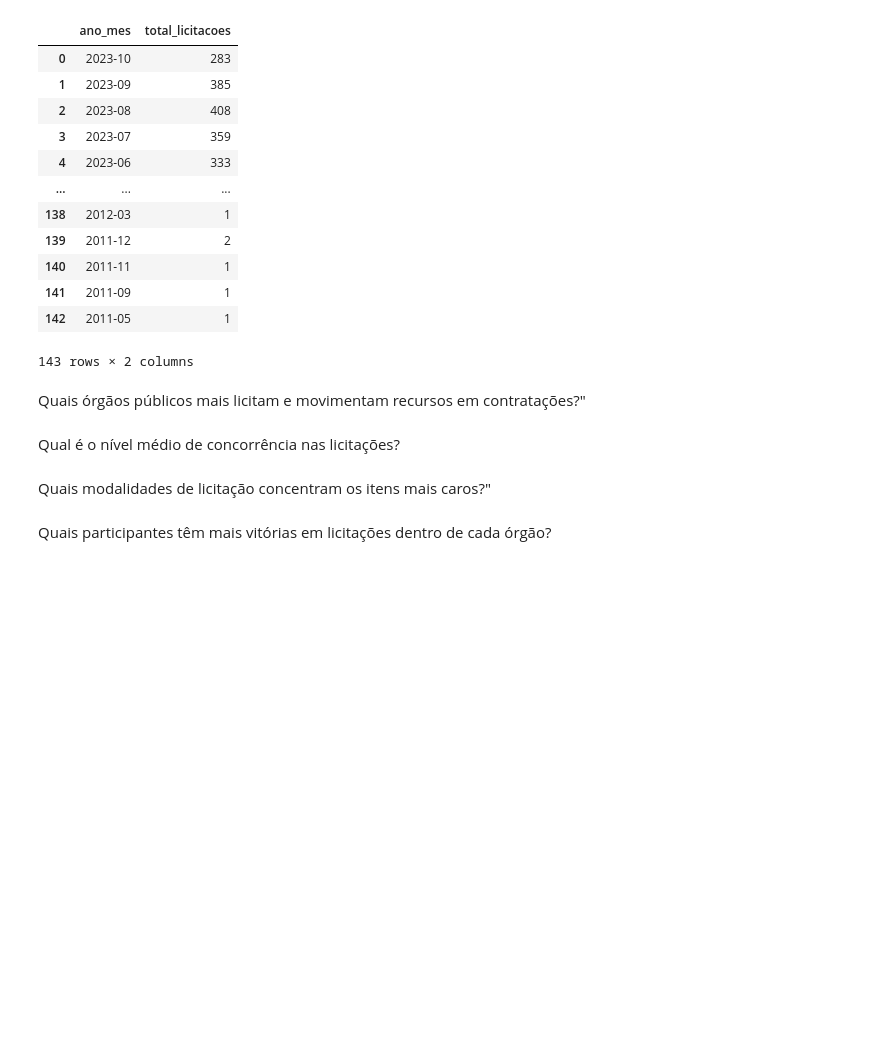
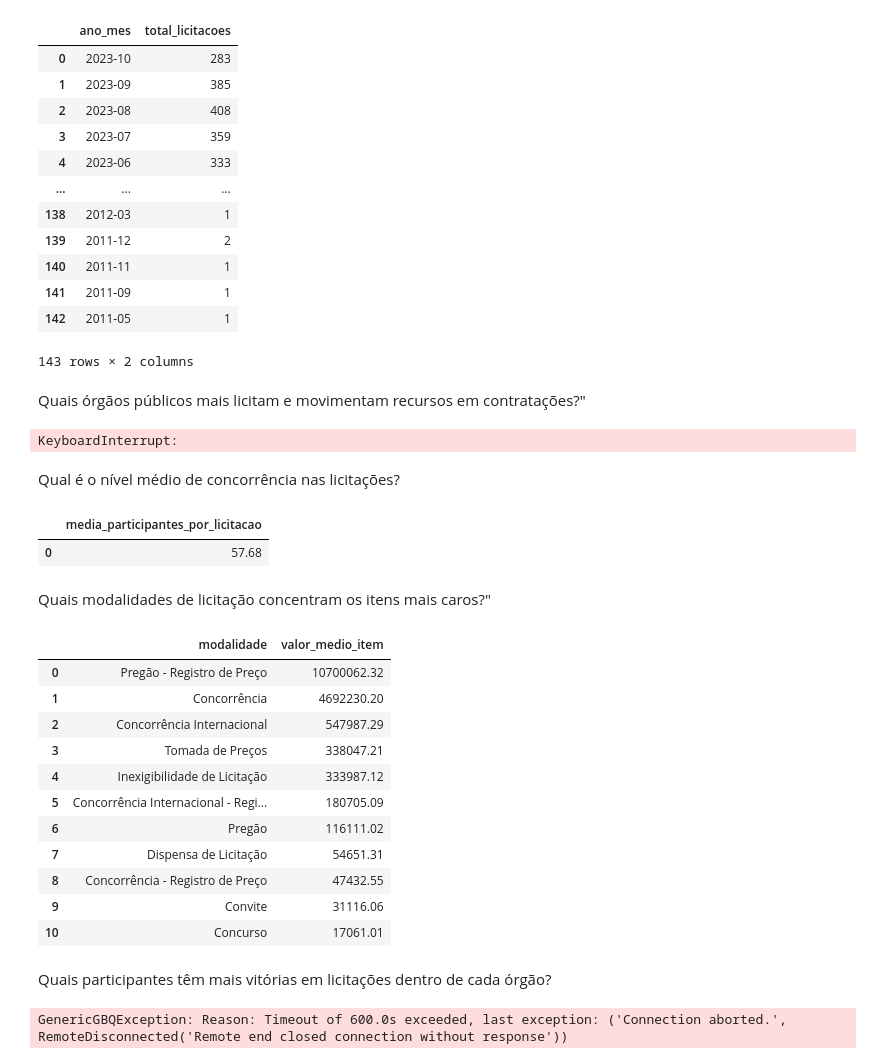
Before and after one commit to Th1agoFarias/Analise-Licitacoes-Publicas-CGU, a Jupyter notebook: cgu.ipynb, the cells around one changed output. Drawn from its saved outputs; the diff is of its cells as text; code cells hidden in the pictures; blank space fills up the shorter version.

```diff
--- a/cgu.ipynb
+++ b/cgu.ipynb
@@ -38,10 +39,89 @@ bd.read_sql(query = query, billing_project_id = billing_id)
 143 rows × 2 columns
 # %% [markdown]
 Quais órgãos públicos mais licitam e movimentam recursos em contratações?"
+# %%
+query = """
+ SELECT
+  l.nome_orgao,
+  COUNT(DISTINCT l.id_licitacao) AS total_licitacoes,
+  ROUND(SUM(li.valor_item), 2) AS valor_total_licitado
+FROM basedosdados.br_cgu_licitacao_contrato.licitacao AS l
+JOIN basedosdados.br_cgu_licitacao_contrato.licitacao_item AS li
+  ON l.id_licitacao = li.id_licitacao
+GROUP BY l.nome_orgao
+ORDER BY total_licitacoes DESC, valor_total_licitado DESC
+LIMIT 10;
+
+"""
+
+bd.read_sql(query = query, billing_project_id = billing_id)
+# %% [output]
+KeyboardInterrupt:
 # %% [markdown]
 Qual é o nível médio de concorrência nas licitações?
+# %%
+query = """
+ SELECT
+  ROUND(AVG(numero_concorrentes), 2) AS media_participantes_por_licitacao
+FROM (
+  SELECT
+    id_licitacao,
+    COUNT(DISTINCT cpf_cnpj_participante) AS numero_concorrentes
+  FROM basedosdados.br_cgu_licitacao_contrato.licitacao_participante
+  GROUP BY id_licitacao
+);
+
+"""
+
+bd.read_sql(query = query, billing_project_id = billing_id)
+# %% [output]
+|  | media_participantes_por_licitacao |
+| 0 | 57.68 |
 # %% [markdown]
 Quais modalidades de licitação concentram os itens mais caros?"
+# %%
+query = """
+SELECT
+  modalidade,
+  ROUND(AVG(valor_item), 2) AS valor_medio_item
+FROM basedosdados.br_cgu_licitacao_contrato.licitacao_item
+GROUP BY modalidade
+ORDER BY valor_medio_item DESC;
+
+"""
+
+bd.read_sql(query = query, billing_project_id = billing_id)
+# %% [output]
+|  | modalidade | valor_medio_item |
+| 0 | Pregão - Registro de Preço | 10700062.32 |
+| 1 | Concorrência | 4692230.20 |
+| 2 | Concorrência Internacional | 547987.29 |
+| 3 | Tomada de Preços | 338047.21 |
+| 4 | Inexigibilidade de Licitação | 333987.12 |
+| 5 | Concorrência Internacional - Regi... | 180705.09 |
+| 6 | Pregão | 116111.02 |
+| 7 | Dispensa de Licitação | 54651.31 |
+| 8 | Concorrência - Registro de Preço | 47432.55 |
+| 9 | Convite | 31116.06 |
+| 10 | Concurso | 17061.01 |
 # %% [markdown]
 Quais participantes têm mais vitórias em licitações dentro de cada órgão?
+# %%
+query = """
+SELECT
+  lp.nome_participante,
+  l.nome_orgao,
+  SUM(CASE WHEN lp.vencedor = TRUE THEN 1 ELSE 0 END) AS total_vitorias
+FROM basedosdados.br_cgu_licitacao_contrato.licitacao_participante AS lp
+JOIN basedosdados.br_cgu_licitacao_contrato.licitacao AS l
+  ON lp.id_licitacao = l.id_licitacao
+WHERE lp.vencedor = TRUE
+GROUP BY lp.nome_participante, l.nome_orgao
+ORDER BY total_vitorias DESC;
+
+"""
+
+bd.read_sql(query = query, billing_project_id = billing_id)
+# %% [output]
+GenericGBQException: Reason: Timeout of 600.0s exceeded, last exception: ('Connection aborted.', RemoteDisconnected('Remote end closed connection without response'))
 # %% [markdown]
```
Also changed, not shown: parts of 15 cells of this notebook.
